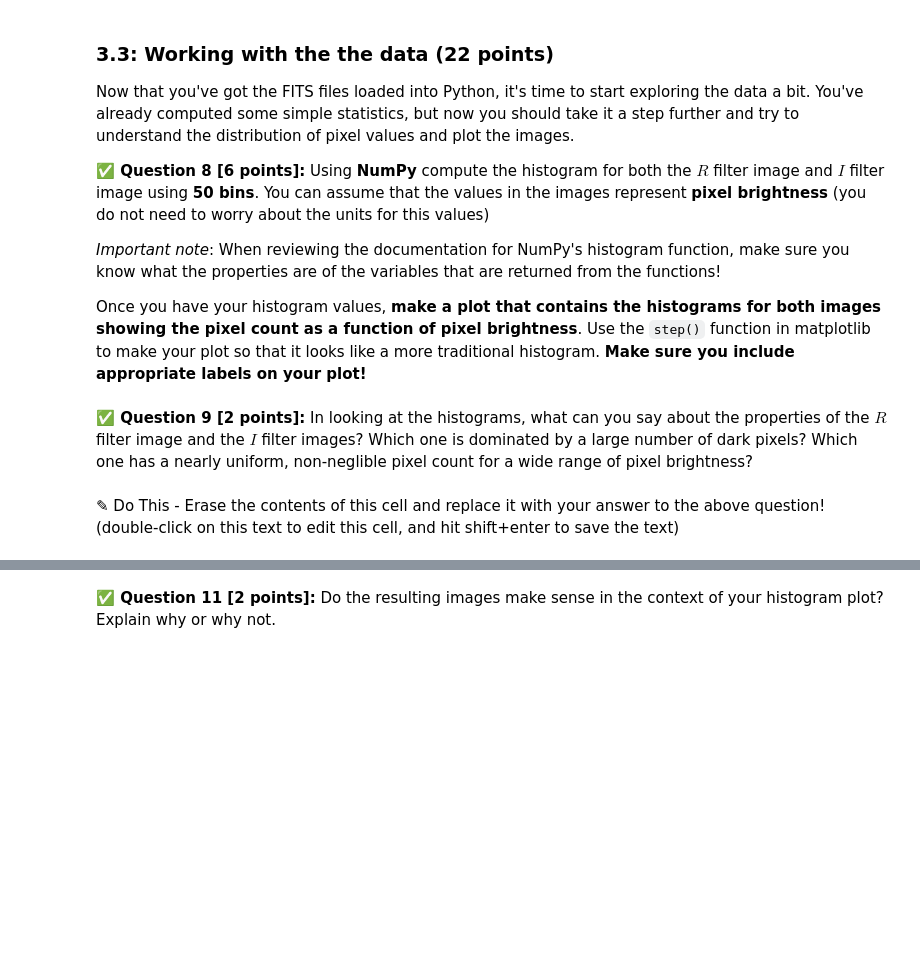
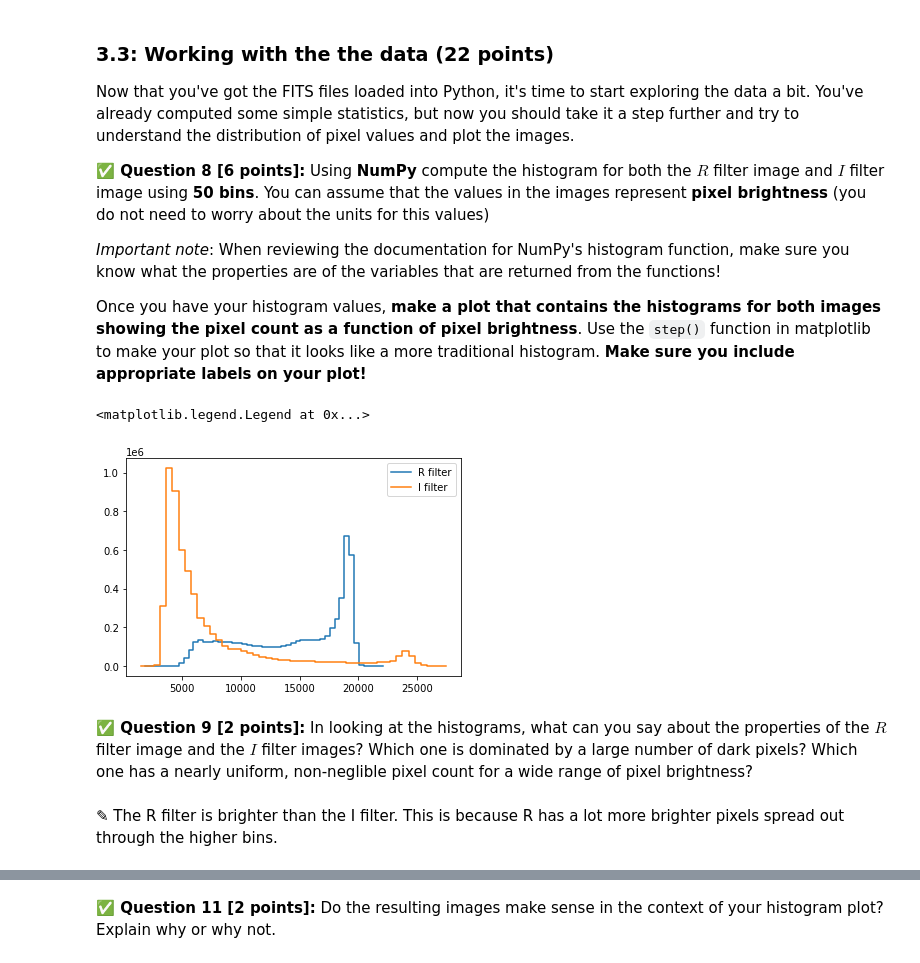
Before and after one commit to Jacob-Rancour/cmse202-s21-turnin, a Jupyter notebook: hw-01/HW-01_GitPracticeDebuggingAndPythonPackages-Jacob_Rancour.ipynb, the cells around one changed output, grey strips where cells are left out. Saved outputs shown, nothing was run; the diff lists cells and outputs as text; code cells hidden in the pictures; blank space fills up the shorter version.

```diff
--- a/hw-01/HW-01_GitPracticeDebuggingAndPythonPackages-Jacob_Rancour.ipynb
+++ b/hw-01/HW-01_GitPracticeDebuggingAndPythonPackages-Jacob_Rancour.ipynb
@@ -268,7 +268,18 @@ Once you have your histogram values, **make a plot that contains the histograms
+# %%
+# Put your code here
+histo_R, bins_R = np.histogram(image_data_red,bins = 50)
+
+plt.step(bins_R[:-1],histo_R,label = "R filter")
+histo_I, bins_I = np.histogram(image_data_ir,bins = 50)
+plt.step(bins_I[:-1],histo_I,label ="I filter")
+plt.legend()
+# %% [output]
+<matplotlib.legend.Legend at 0x...>
+[figure, added]
 # %% [markdown]
 **&#9989; Question 9 [2 points]:** In looking at the histograms, what can you say about the properties of the $R$ filter image and the $I$ filter images? Which one is dominated by a large number of dark pixels? Which one has a nearly uniform, non-neglible pixel count for a wide range of pixel brightness?
-# %% [markdown]
-<font size=+3>&#9998;</font> Do This - Erase the contents of this cell and replace it with your answer to the above question!  (double-click on this text to edit this cell, and hit shift+enter to save the text)
+# %% [markdown]
+<font size=+3>&#9998;</font> The R filter is brighter than the I filter. This is because R has a lot more brighter pixels spread out through the higher bins.
 # %% [markdown]
 Now that you have a bit of understanding about the the properties of the images are, let's see if the images themselves match your expectations.
 
```
Also changed, not shown: parts of 12 cells of this notebook.
